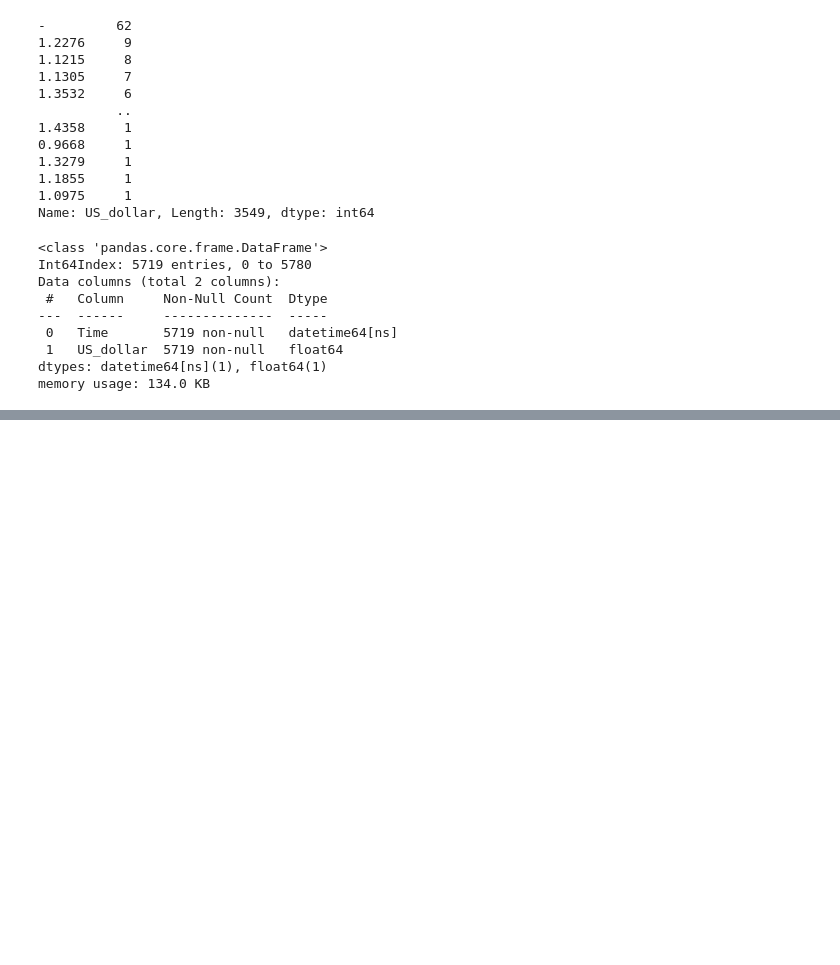
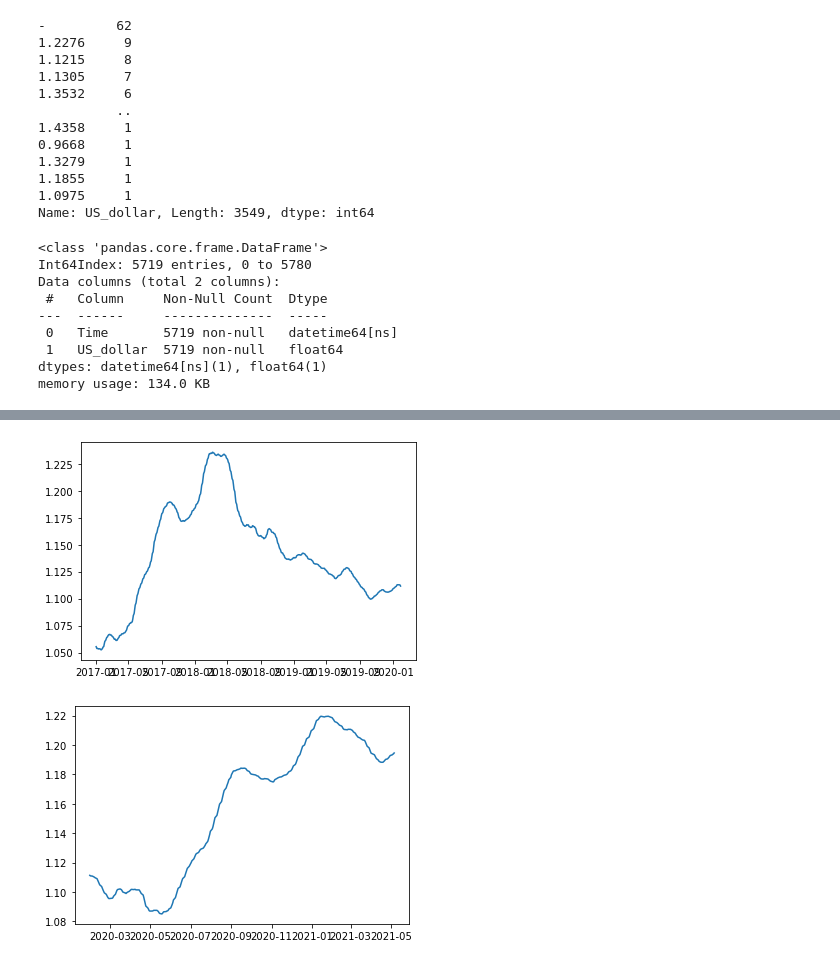
Before and after one commit to timwoodland/Data_Visualization_on_Exchange_Rates_projec, a Jupyter notebook: Storytelling_Data_Visualization_on_Exchange_Rates_project.ipynb, the cells around one changed output, grey strips where cells are left out. Saved outputs shown, nothing was run; the diff lists cells and outputs as text; code cells hidden in the pictures; blank space fills up the shorter version.

```diff
--- a/Storytelling_Data_Visualization_on_Exchange_Rates_project.ipynb
+++ b/Storytelling_Data_Visualization_on_Exchange_Rates_project.ipynb
@@ -155,0 +204,14 @@ memory usage: 134.0 KB
+# %%
+# create ranges
+
+combined = euro_to_dollar.copy(
+                            )[(euro_to_dollar['Time'] >= '2017-01-01'
+                              ) & (euro_to_dollar['Time'] <= '2021-05-06')]
+
+corona = euro_to_dollar.copy(
+                            )[(euro_to_dollar['Time'] >= '2020-01-30'
+                              ) & (euro_to_dollar['Time'] <= '2021-05-06')]
+
+pre_corona = euro_to_dollar.copy(
+                            )[(euro_to_dollar['Time'] >= '2017-01-01'
+                              ) & (euro_to_dollar['Time'] < '2020-01-30')]
@@ -155,0 +245,13 @@ memory usage: 134.0 KB
+# %%
+plt.plot(pre_corona['Time'],
+        pre_corona['rolling_mean'])
+
+plt.show()
+
+plt.plot(corona['Time'],
+        corona['rolling_mean'])
+
+plt.show()
+# %% [output]
+[figure, added]
+[figure, added]
```
Also changed, not shown: parts of 14 cells of this notebook.
